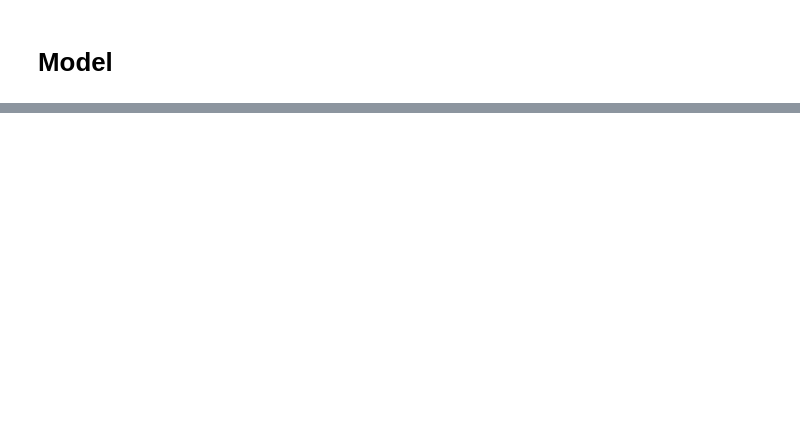
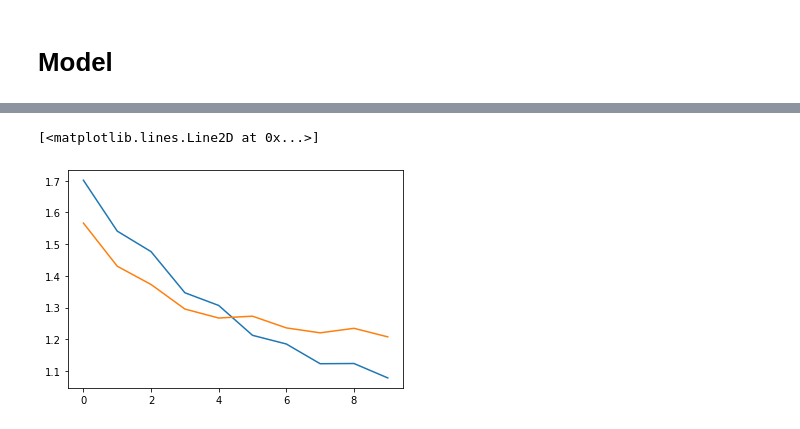
Before and after one commit to sir-timio/neural_labs, a Jupyter notebook: lab5/conv.ipynb, the cells around one changed output, grey strips where cells are left out. Saved outputs shown, nothing was run; the diff lists cells and outputs as text; code cells hidden in the pictures; blank space fills up the shorter version.

```diff
--- a/lab5/conv.ipynb
+++ b/lab5/conv.ipynb
@@ -155,0 +506,6 @@ class Model():
+# %%
+plt.plot(res2['val_loss'])
+plt.plot(res['val_loss'])
+# %% [output]
+[<matplotlib.lines.Line2D at 0x...>]
+[figure, added]
```
Also changed, not shown: parts of 54 cells of this notebook, 11 other files.
